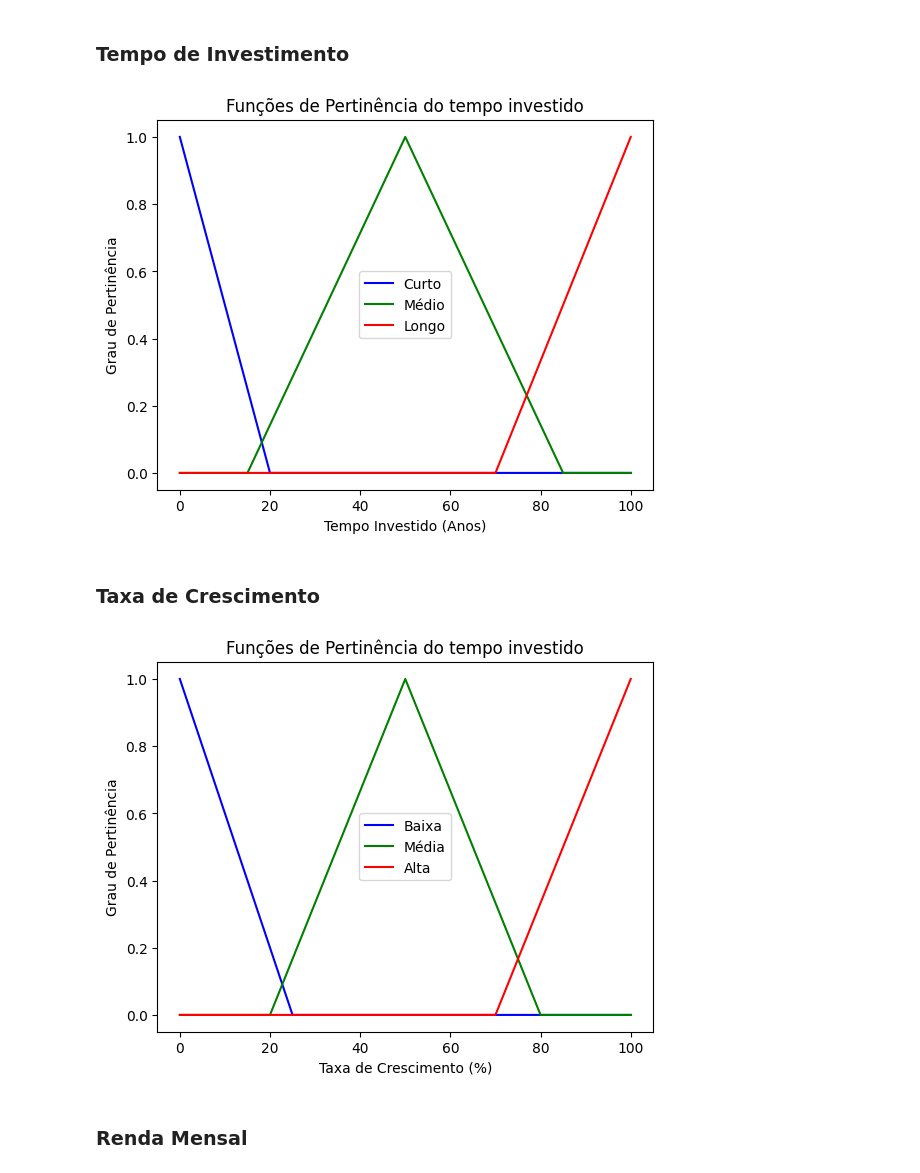
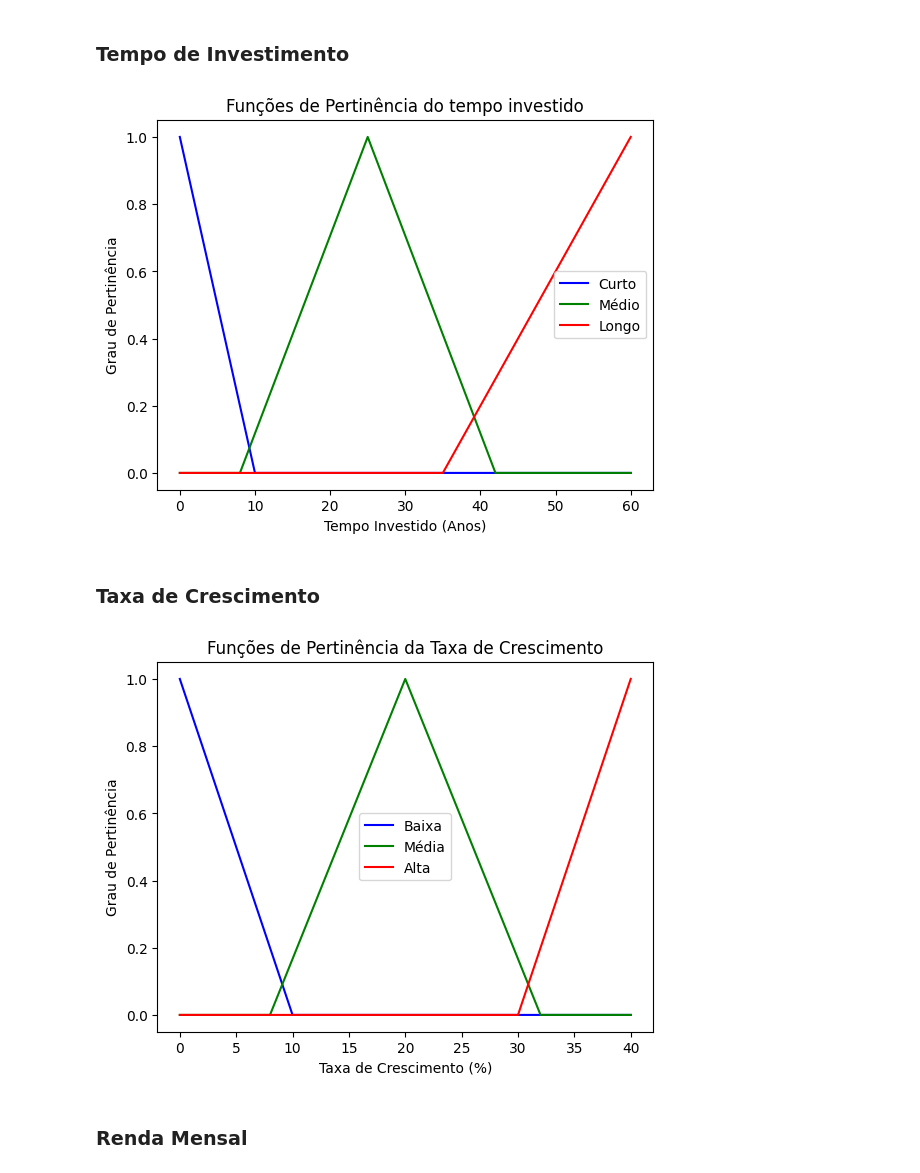
Before and after one commit to Enzo-Martins-dev/Fuzzy_Investimentos, a Jupyter notebook: main.ipynb, the cells around one changed output. Cells and saved outputs as stored; diff of their text form; code cells hidden in the pictures.

```diff
--- a/main.ipynb
+++ b/main.ipynb
@@ -51,33 +51,36 @@ from skfuzzy import control as ctrl
 import matplotlib.pyplot as plt
 import seaborn as sns
 # %%
-valor_investido = ctrl.Antecedent(np.arange(0, 101, 1), 'valor_investido')
-tempo_investimento = ctrl.Antecedent(np.arange(0, 101, 1), 'tempo_investimento')
-taxa_crescimento = ctrl.Antecedent(np.arange(0, 101, 1), 'taxa_crescimento')
-renda_mensal = ctrl.Antecedent(np.arange(0, 101, 1), 'renda_mensal')
-divida = ctrl.Antecedent(np.arange(0, 101, 1), 'divida')
+valor_investido = ctrl.Antecedent(np.arange(0, 10001, 1), 'valor_investido')
+tempo_investimento = ctrl.Antecedent(np.arange(0, 61, 1), 'tempo_investimento')
+taxa_crescimento = ctrl.Antecedent(np.arange(0, 41, 1), 'taxa_crescimento')
+renda_mensal = ctrl.Antecedent(np.arange(0, 50001, 1), 'renda_mensal')
+divida = ctrl.Antecedent(np.arange(0, 100001, 1), 'divida')
 estabilidade_trabalho = ctrl.Antecedent(np.arange(0, 101, 1), 'estabilidade_trabalho')
 risco = ctrl.Consequent(np.arange(0, 101, 1), 'risco')
 
-valor_investido['baixo'] = fuzz.trimf(valor_investido.universe, [0, 0, 50])
-valor_investido['medio'] = fuzz.trimf(valor_investido.universe, [30, 50, 70])
-valor_investido['alto'] = fuzz.trimf(valor_investido.universe, [60, 100, 100])
 
-tempo_investimento['curto'] = fuzz.trimf(tempo_investimento.universe, [0, 0, 20])
-tempo_investimento['medio'] = fuzz.trimf(tempo_investimento.universe, [15, 50, 85])
-tempo_investimento['longo'] = fuzz.trimf(tempo_investimento.universe, [70, 100, 100])
+valor_investido['baixo'] = fuzz.trimf(valor_investido.universe, [0, 0, 2500])
+valor_investido['medio'] = fuzz.trimf(valor_investido.universe, [2000, 5000, 8000])
+valor_investido['alto'] = fuzz.trimf(valor_investido.universe, [7000, 10000, 10000])
 
-taxa_crescimento['baixa'] = fuzz.trimf(taxa_crescimento.universe, [0, 0, 25])
-taxa_crescimento['media'] = fuzz.trimf(taxa_crescimento.universe, [20, 50, 80])
-taxa_crescimento['alta'] = fuzz.trimf(taxa_crescimento.universe, [70, 100, 100])
+tempo_investimento['curto'] = fuzz.trimf(tempo_investimento.universe, [0, 0, 10])
+tempo_investimento['medio'] = fuzz.trimf(tempo_investimento.universe, [8, 25, 42])
+tempo_investimento['longo'] = fuzz.trimf(tempo_investimento.universe, [35, 60, 60])
 
-renda_mensal['baixa'] = fuzz.trimf(renda_mensal.universe, [0, 0, 40])
-renda_mensal['media'] = fuzz.trimf(renda_mensal.universe, [30, 60, 90])
-renda_mensal['alta'] = fuzz.trimf(renda_mensal.universe, [75, 100, 100])
+taxa_crescimento['baixa'] = fuzz.trimf(taxa_crescimento.universe, [0, 0, 10])
+taxa_crescimento['media'] = fuzz.trimf(taxa_crescimento.universe, [8, 20, 32])
+taxa_crescimento['alta'] = fuzz.trimf(taxa_crescimento.universe, [30, 40, 40])
 
-divida['baixa'] = fuzz.trimf(divida.universe, [0, 0, 35])
-divida['media'] = fuzz.trimf(divida.universe, [25, 50, 75])
-divida['alta'] = fuzz.trimf(divida.universe, [70, 100, 100])
+
+renda_mensal['baixa'] = fuzz.trimf(renda_mensal.universe, [0, 0, 10000])
+renda_mensal['media'] = fuzz.trimf(renda_mensal.universe, [8000, 25000, 40000])
+renda_mensal['alta'] = fuzz.trimf(renda_mensal.universe, [30000, 50000, 50000])
+
+
+divida['baixa'] = fuzz.trimf(divida.universe, [0, 0, 10000])
+divida['media'] = fuzz.trimf(divida.universe, [8000, 25000, 60000])
+divida['alta'] = fuzz.trimf(divida.universe, [50000, 100000, 100000])
 
 estabilidade_trabalho['baixa'] = fuzz.trimf(estabilidade_trabalho.universe, [0, 0, 50])
 estabilidade_trabalho['media'] = fuzz.trimf(estabilidade_trabalho.universe, [30, 50, 70])
@@ -116,21 +119,21 @@ plt.ylabel('Grau de Pertinência')
 plt.legend()
 plt.show()
 # %% [output]
-[figure, old version]
+[figure, new version]
 # %% [markdown]
 ### Taxa de Crescimento
 # %%
 plt.figure()
 plt.plot(taxa_crescimento.universe, taxa_crescimento['baixa'].mf, 'b', label='Baixa')
 plt.plot(taxa_crescimento.universe, taxa_crescimento['media'].mf, 'g', label='Média')
 plt.plot(taxa_crescimento.universe, taxa_crescimento['alta'].mf, 'r', label='Alta')
-plt.title('Funções de Pertinência do tempo investido')
+plt.title('Funções de Pertinência da Taxa de Crescimento')
 plt.xlabel('Taxa de Crescimento (%)')
 plt.ylabel('Grau de Pertinência')
 plt.legend()
 plt.show()
 # %% [output]
-[figure, old version]
+[figure, new version]
 # %% [markdown]
 ### Renda Mensal
 # %%
```
Also changed, not shown: parts of 11 cells of this notebook.
